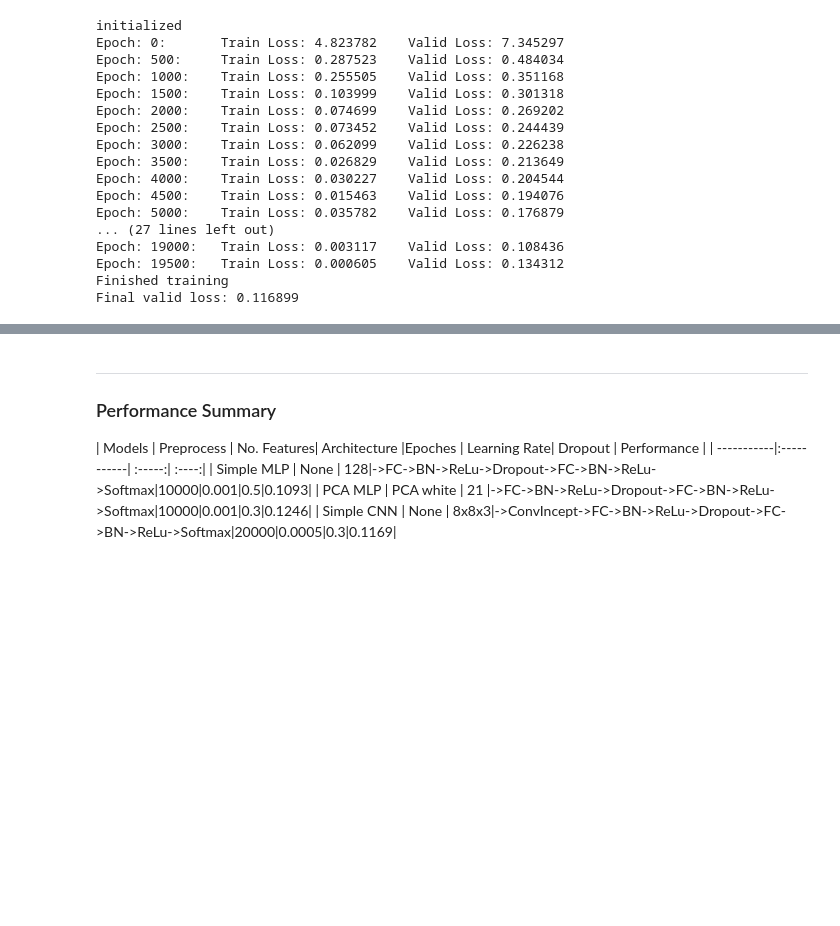
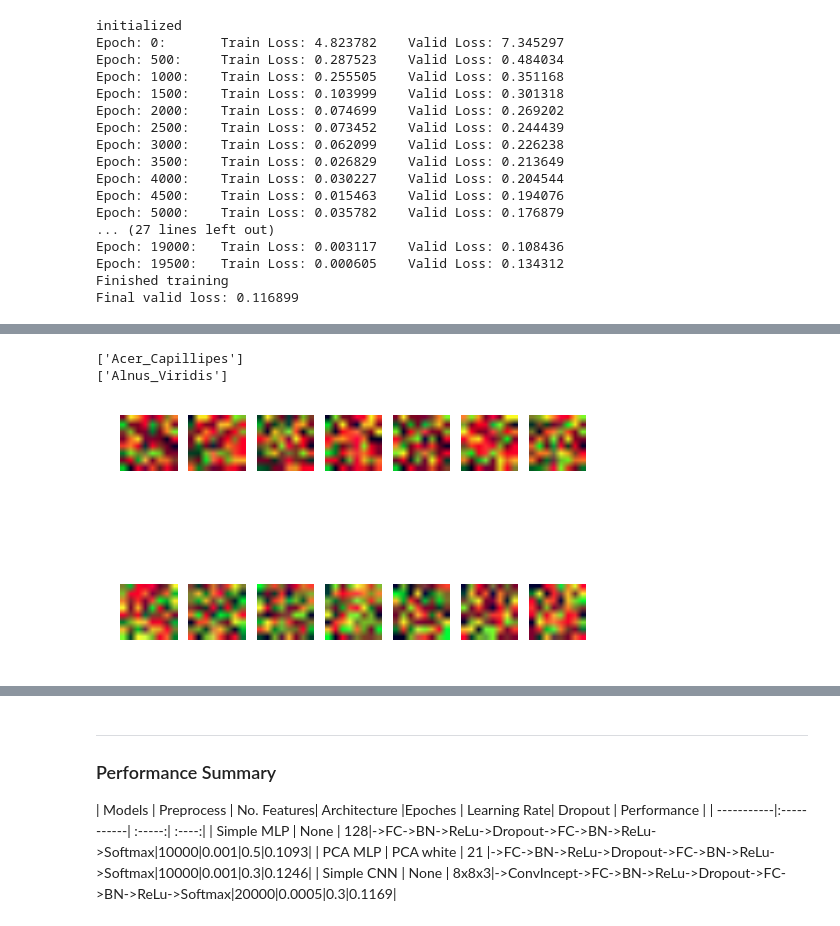
Before and after one commit to zhongyuk/CNNplayground, a Jupyter notebook: leaf/notebooks/explore1-csv.ipynb, the cells around one changed output, grey strips where cells are left out. Saved outputs shown, nothing was run; the diff lists cells and outputs as text; code cells hidden in the pictures; blank space fills up the shorter version.

```diff
--- a/leaf/notebooks/explore1-csv.ipynb
+++ b/leaf/notebooks/explore1-csv.ipynb
@@ -416,0 +443,32 @@ Final valid loss: 0.116899
+# %%
+print leaf0name
+print leaf1name
+# %% [output]
+['Acer_Capillipes']
+['Alnus_Viridis']
+# %%
+leaf0bool = train_y==0
+leaf1bool = train_y==14
+# %%
+leaf0index = np.where(leaf0bool)
+leaf1index = np.where(leaf1bool)
+# %%
+leaf0samples = np.squeeze(train_X_numpy[leaf0index,:,:,:], axis=0)
+leaf1samples = np.squeeze(train_X_numpy[leaf1index,:,:,:], axis=0)
+# %%
+def plot_as_RGB(leaf0, leaf1):
+    max_col = 7
+    for i in range(1, max_col*2+1):
+        plt.subplot(2, max_col, i)
+        if i<=max_col:
+            sample = leaf0samples[i-1,:,:,:]
+        else:
+            sample = leaf1samples[i-max_col-1,:,:,:]
+        sampleRGB = sample*255
+        plt.imshow(sampleRGB)
+        plt.axis('off')
+    plt.show()
+# %%
+plot_as_RGB(leaf0samples, leaf1samples)
+# %% [output]
+[figure, added]
```
Also changed, not shown: parts of 9 cells of this notebook.
